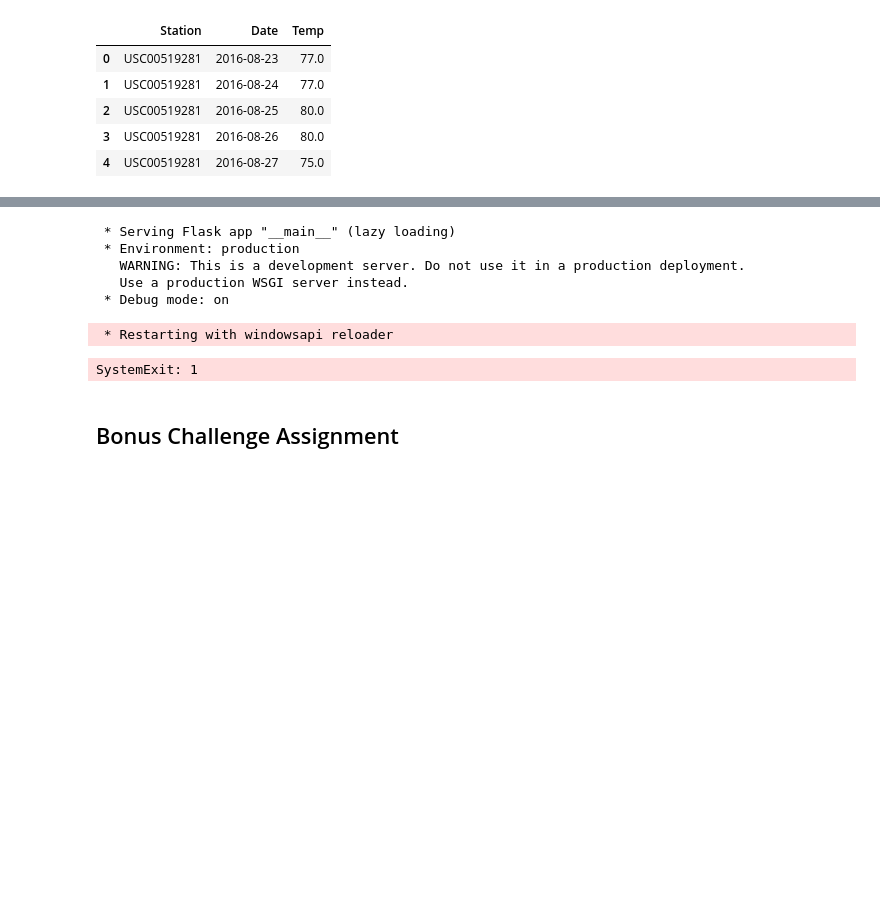
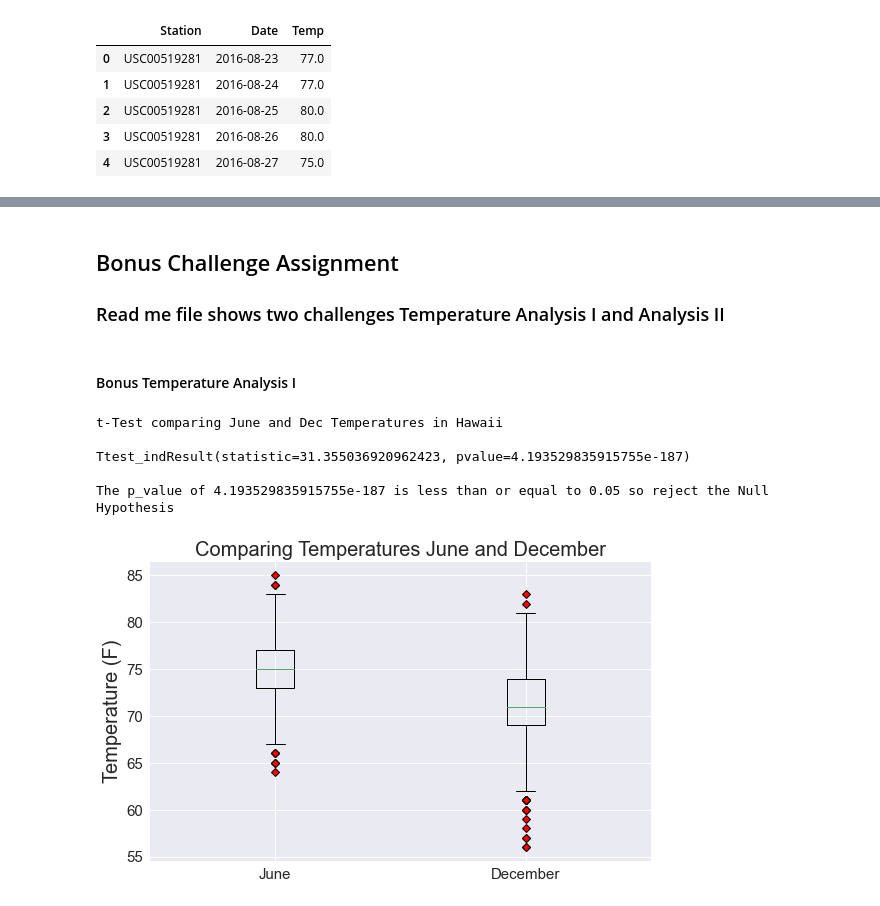
Before and after one commit to j2browns/sqlalchemy-challenge, a Jupyter notebook: climate_starter.ipynb, the cells around one changed output, grey strips where cells are left out. Drawn from its saved outputs; the diff is of its cells as text; code cells hidden in the pictures; blank space fills up the shorter version.

```diff
--- a/climate_starter.ipynb
+++ b/climate_starter.ipynb
@@ -435,13 +353,5 @@ def stations():
-# %%
-if __name__ == "__main__":
-    app.run(debug=True)
-# %% [output]
- * Serving Flask app "__main__" (lazy loading)
- * Environment: production
-   WARNING: This is a development server. Do not use it in a production deployment.
-   Use a production WSGI server instead.
- * Debug mode: on
- * Restarting with windowsapi reloader
-SystemExit: 1
-# %% [markdown]
-## Bonus Challenge Assignment
+# %% [markdown]
+## Bonus Challenge Assignment
+### Read me file shows two challenges Temperature Analysis I and Analysis II
+# %% [markdown]
+#### Bonus Temperature Analysis I
@@ -448,3 +361,65 @@ SystemExit: 1
+# %%
+#Bonus Temperature Analysis #1 - Taken from Readme file
+#Get all temperatures in June and December from Database and perform statistical test of significance
+
+# Query for all dates matching the
+# following date string in the format `%d`
+date_str = "06" #June is 6th month
+sel = [Measurement.date,Measurement.tobs]
+June_Temp = session.query(*sel).\
+    filter(func.strftime("%m", Measurement.date) == date_str).all()
+session.close()
+
+J_Temp = []
+for record in June_Temp:
+    (Me_date,Me_temp) = record
+    J_Temp.append(Me_temp)
+
+#Getting December Date
+date_str = "12" #June is 6th month
+sel = [Measurement.date,Measurement.tobs]
+Dec_Temp = session.query(*sel).\
+    filter(func.strftime("%m", Measurement.date) == date_str).all()
+session.close()
+
+D_Temp = []
+for record in Dec_Temp:
+    (Me_date,Me_temp) = record
+    D_Temp.append(Me_temp)
+
+
+#For t-test using two sample t-test since the Temperatures in June and Dec are taken from different populations
+T_Test = stats.ttest_ind(a=J_Temp,b=D_Temp,equal_var=False)
+p_value = T_Test[1]
+print(f"t-Test comparing June and Dec Temperatures in Hawaii")
+print("")
+print(T_Test)
+print("")
+if p_value > 0.05:
+    print(f"The p_value of {p_value} is greater than 0.05 so can't reject Null Hypothesis")
+else:
+    print(f"The p_value of {p_value} is less than or equal to 0.05 so reject the Null Hypothesis")
+# %% [output]
+t-Test comparing June and Dec Temperatures in Hawaii
+
+Ttest_indResult(statistic=31.355036920962423, pvalue=4.193529835915755e-187)
+
+The p_value of 4.193529835915755e-187 is less than or equal to 0.05 so reject the Null Hypothesis
+# %%
+#Generating a box plot to help visualize
+red_diamond = dict(markerfacecolor='r', marker='D')
+labels = ['June', 'December']
+
+fig1, ax1 = plt.subplots()
+ax1.set_title('Comparing Temperatures June and December', fontsize = 20)
+ax1.set_ylabel('Temperature (F)', fontsize = 20)
+ax1.boxplot([J_Temp,D_Temp], showfliers = True,
+           flierprops = red_diamond, labels=labels)
+plt.tick_params(axis='x', labelsize=15)
+plt.tick_params(axis='y', labelsize=15)
+plt.show()
+# %% [output]
+[figure, added]
 # %%
 # This function called `calc_temps` will accept start date and end date in the format '%Y-%m-%d'
 # and return the minimum, average, and maximum temperatures for that range of dates
```
Also changed, not shown: parts of 24 cells of this notebook, 1 other file.
